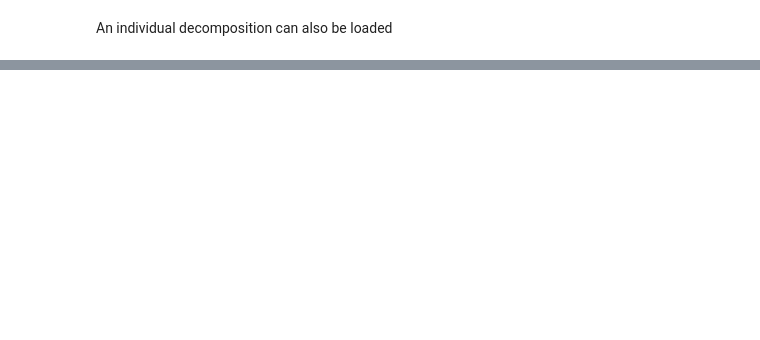
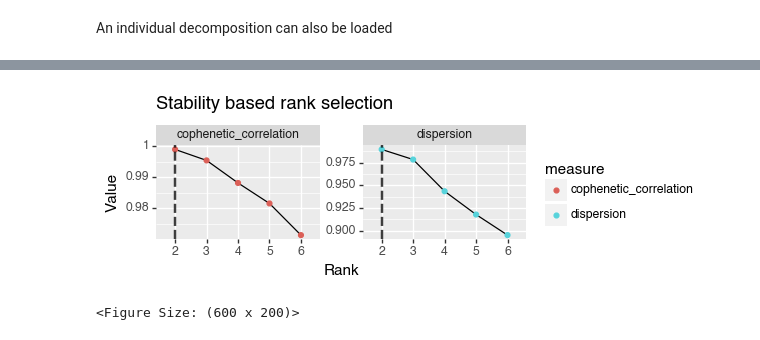
Before and after one commit to apduncan/cvanmf, a Jupyter notebook: docs/example.ipynb, the cells around one changed output, grey strips where cells are left out. Cells and saved outputs as stored; diff of their text form; code cells hidden in the pictures; blank space fills up the shorter version.

Commit message:
feat(denovo): Stability rank selection methods
Add cophenetic correlation and dispersion coefficients for rank selection and associated plots.

```diff
--- a/docs/example.ipynb
+++ b/docs/example.ipynb
@@ -337,0 +349,2 @@ Decomposition[rank=5, beta_divergence=14.9]
+# %%
+rs_decomps = decompositions(x, ranks=[2, 3, 4, 5, 6], top_n=100, random_starts=100, seed=4928, progress_bar=False)
@@ -337,0 +382,5 @@ Decomposition[rank=5, beta_divergence=14.9]
+# %%
+plot_stability_rank_selection(rs_decomps) + pn.theme(figure_size=(6, 2))
+# %% [output]
+[figure, added]
+<Figure Size: (600 x 200)>
```
Also changed, not shown: parts of 28 cells of this notebook, 2 other files.
